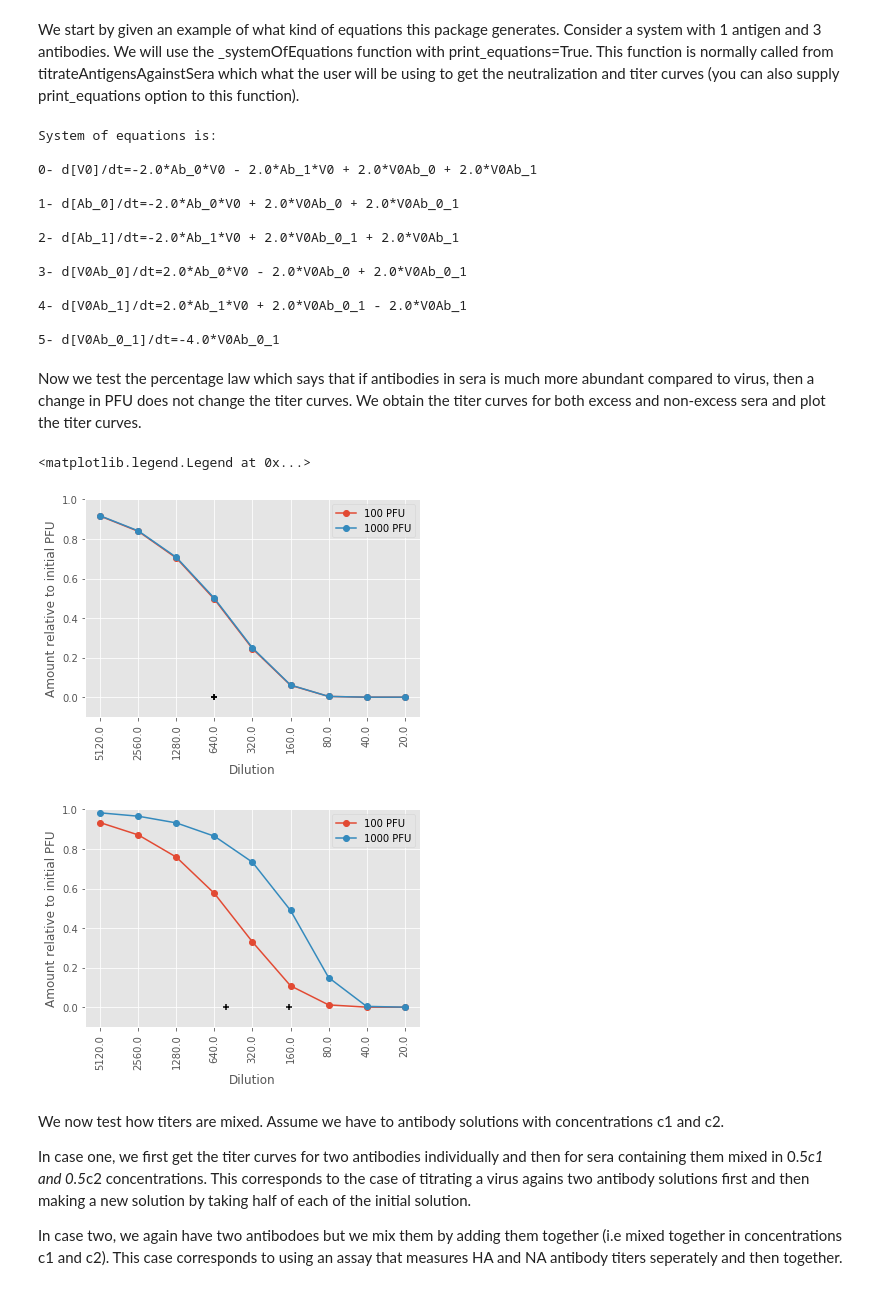
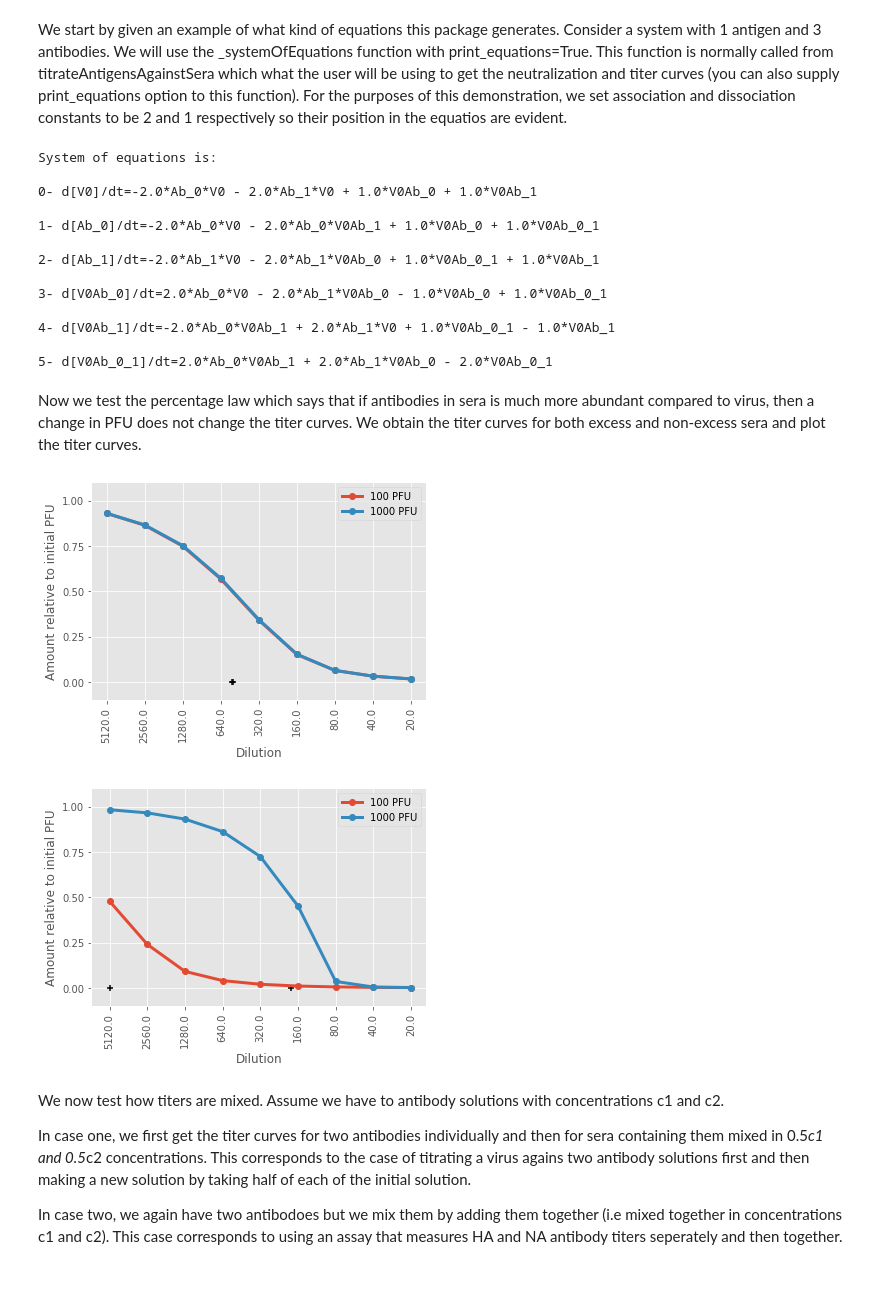
Before and after one commit to iAvicenna/NeutralizationBench, a Jupyter notebook: readme.ipynb, the cells around one changed output. Cells and saved outputs as stored; diff of their text form; code cells hidden in the pictures.

Commit message:
minor name changes
changed forward_ratios to association_constants and backward_ratios to dissociation_constants

```diff
--- a/readme.ipynb
+++ b/readme.ipynb
@@ -77,7 +87,9 @@ We start by given an example of what kind of equations this package generates. C
 a system with 1 antigen and 3 antibodies. We will use the _systemOfEquations function
 with print_equations=True. This function is normally called from titrateAntigensAgainstSera
 which what the user will be using to get the neutralization and titer curves (you can also
-supply print_equations option to this function).
+supply print_equations option to this function). For the purposes of this demonstration,
+we set association and dissociation constants to be 2 and 1 respectively so their position
+in the equatios are evident.
 # %%
 import sys
 import numpy as np
@@ -86,27 +98,27 @@ from NeutralizationBench import _systemOfEquations,titrateAntigensAgainstSera, o
 number_of_antigens = 1
 number_of_antibodies = 2
 
-forward_rates = 2 * np.ones((number_of_antigens, number_of_antibodies))
-backward_ratios = np.ones((number_of_antigens, number_of_antibodies))
-interference_matrix = np.zeros((number_of_antigens, number_of_antibodies, number_of_antibodies))
+association_rates = 2 * np.ones((number_of_antigens, number_of_antibodies))
+dissociation_rates = np.ones((number_of_antigens, number_of_antibodies))
+interference_matrix = np.ones((number_of_antigens, number_of_antibodies, number_of_antibodies))
 
 ode, variables, _ = _systemOfEquations(
-    number_of_antigens, number_of_antibodies, forward_rates, backward_ratios,
+    number_of_antigens, number_of_antibodies, association_rates, dissociation_rates,
     interference_matrix, print_equations=True)
 # %% [output]
 System of equations is:
 
-0- d[V0]/dt=-2.0*Ab_0*V0 - 2.0*Ab_1*V0 + 2.0*V0Ab_0 + 2.0*V0Ab_1
+0- d[V0]/dt=-2.0*Ab_0*V0 - 2.0*Ab_1*V0 + 1.0*V0Ab_0 + 1.0*V0Ab_1
 
-1- d[Ab_0]/dt=-2.0*Ab_0*V0 + 2.0*V0Ab_0 + 2.0*V0Ab_0_1
+1- d[Ab_0]/dt=-2.0*Ab_0*V0 - 2.0*Ab_0*V0Ab_1 + 1.0*V0Ab_0 + 1.0*V0Ab_0_1
 
-2- d[Ab_1]/dt=-2.0*Ab_1*V0 + 2.0*V0Ab_0_1 + 2.0*V0Ab_1
+2- d[Ab_1]/dt=-2.0*Ab_1*V0 - 2.0*Ab_1*V0Ab_0 + 1.0*V0Ab_0_1 + 1.0*V0Ab_1
 
-3- d[V0Ab_0]/dt=2.0*Ab_0*V0 - 2.0*V0Ab_0 + 2.0*V0Ab_0_1
+3- d[V0Ab_0]/dt=2.0*Ab_0*V0 - 2.0*Ab_1*V0Ab_0 - 1.0*V0Ab_0 + 1.0*V0Ab_0_1
 
-4- d[V0Ab_1]/dt=2.0*Ab_1*V0 + 2.0*V0Ab_0_1 - 2.0*V0Ab_1
+4- d[V0Ab_1]/dt=-2.0*Ab_0*V0Ab_1 + 2.0*Ab_1*V0 + 1.0*V0Ab_0_1 - 1.0*V0Ab_1
 
-5- d[V0Ab_0_1]/dt=-4.0*V0Ab_0_1
+5- d[V0Ab_0_1]/dt=2.0*Ab_0*V0Ab_1 + 2.0*Ab_1*V0Ab_0 - 2.0*V0Ab_0_1
 # %% [markdown]
 Now we test the percentage law which says that if antibodies in sera is much more
 abundant compared to virus, then a change in PFU does not change the titer curves.
@@ -122,15 +134,14 @@ vratio = 50
 nspike = 450
 ratio = vratio * nspike
 total_volume = 1e-4
+total_antibody = 600 * 5e9
 
 
 #we first try the case of excess antibodies
 #in which we do not observe shift of titer curves with respect to PFU
 
-forward_rates = np.ones((number_of_antigens, number_of_antibodies)) * 2.5e6 / M
-total_antibody = 600 * 5e9
-
-backward_ratios = 1e-3 * np.ones((number_of_antigens, number_of_antibodies))
+association_rates = np.ones((number_of_antigens, number_of_antibodies)) * 2.5e6 / M
+dissociation_rates = 1e-4 ** np.ones((number_of_antigens, number_of_antibodies))
 interference_matrix = np.ones((number_of_antigens, number_of_antibodies, number_of_antibodies))
 
 total_PFUs = [100, 10000]
@@ -145,50 +156,47 @@ for total_PFU in total_PFUs:
     dilutions=1/np.array([5120,2560,1280,640,320,160,80,40,20])
 
 
-    y, log_titer, titer, _=titrateAntigensAgainstSera(
+    y, log_titer, titer, _ = titrateAntigensAgainstSera(
         init_vals, dilutions, number_of_antigens, number_of_antibodies, measurement_time,
-        forward_rates, backward_ratios, interference_matrix)
+        association_rates, dissociation_rates, interference_matrix)
 
     ax, fig = outputTiterCurvePlot(y, log_titer, number_of_antigens, dilutions, fig=fig, ax=ax)
 
     ax.set_ylabel('Amount relative to initial PFU')
     ax.set_xlabel('Dilution')
 ax.legend(['100 PFU', '1000 PFU'])
 
 #then we try the case of not-excess antibodies
 #in which we do not observe shift of titer curves with respect to PFU
 
-forward_rates = np.ones((number_of_antigens, number_of_antibodies)) * 300e6 / M
+association_rates = np.ones((number_of_antigens, number_of_antibodies)) * 5e9 / M
 total_antibody = 4 * 5e9
 
-backward_ratios = 1e-3 * np.ones((number_of_antigens, number_of_antibodies))
-interference_matrix = np.ones((number_of_antigens, number_of_antibodies, number_of_antibodies))
-
+dissociation_rates = 1e-4 * np.ones((number_of_antigens, number_of_antibodies))
 total_PFUs = [100, 10000]
 
 ax = None
 fig = None
 for total_PFU in total_PFUs:
     init_vals = [total_PFU * ratio / total_volume, total_antibody / total_volume]
 
 
     measurement_time = 3600
     dilutions = 1 / np.array([5120,2560,1280,640,320,160,80,40,20])
 
 
     y, log_titer, titer, _=titrateAntigensAgainstSera(
         init_vals, dilutions, number_of_antigens, number_of_antibodies, measurement_time,
-        forward_rates, backward_ratios, interference_matrix)
+        association_rates, dissociation_rates, interference_matrix)
 
     ax, fig = outputTiterCurvePlot(y, log_titer, number_of_antigens, dilutions, fig=fig, ax=ax)
 
     ax.set_ylabel('Amount relative to initial PFU')
     ax.set_xlabel('Dilution')
-ax.legend(['100 PFU', '1000 PFU'])
+ax.legend(['100 PFU', '1000 PFU']);
 # %% [output]
-<matplotlib.legend.Legend at 0x...>
-[figure, old version]
+[figure, new version]
-[figure, old version]
+[figure, new version]
 # %% [markdown]
 We now test how titers are mixed. Assume we have to antibody solutions with concentrations c1 and c2.
 
```
Also changed, not shown: parts of 3 cells of this notebook, 1 other file.
